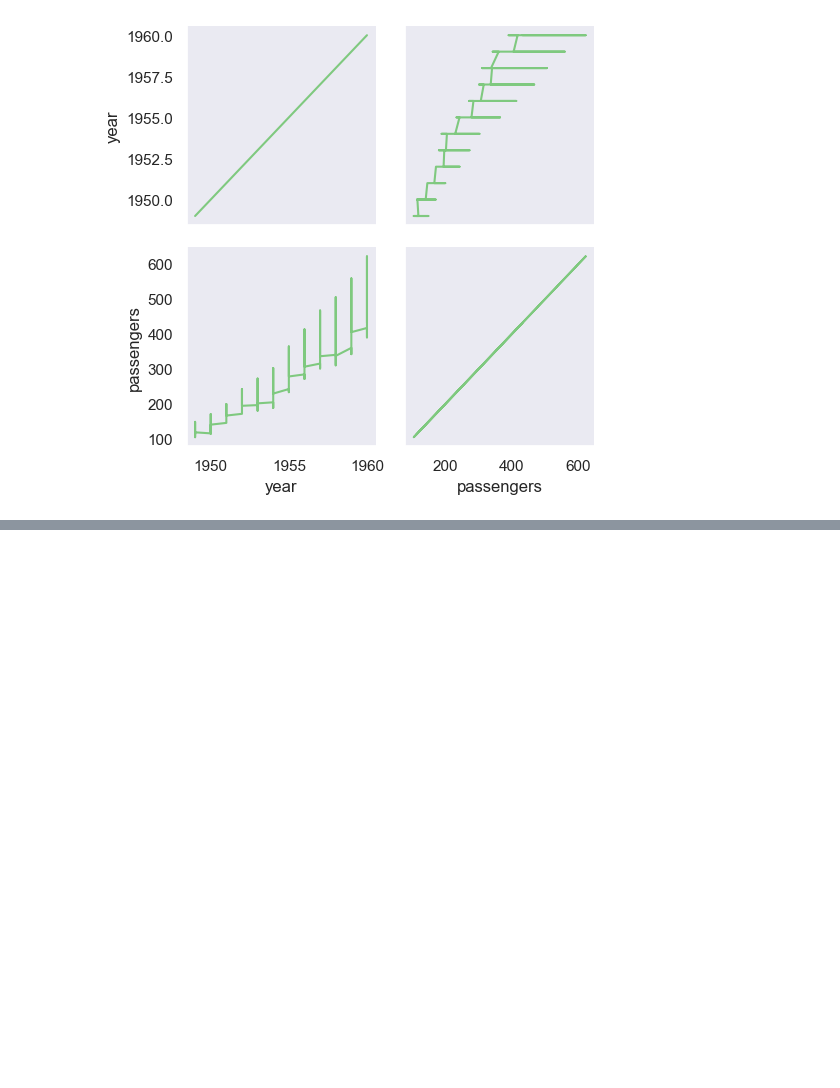
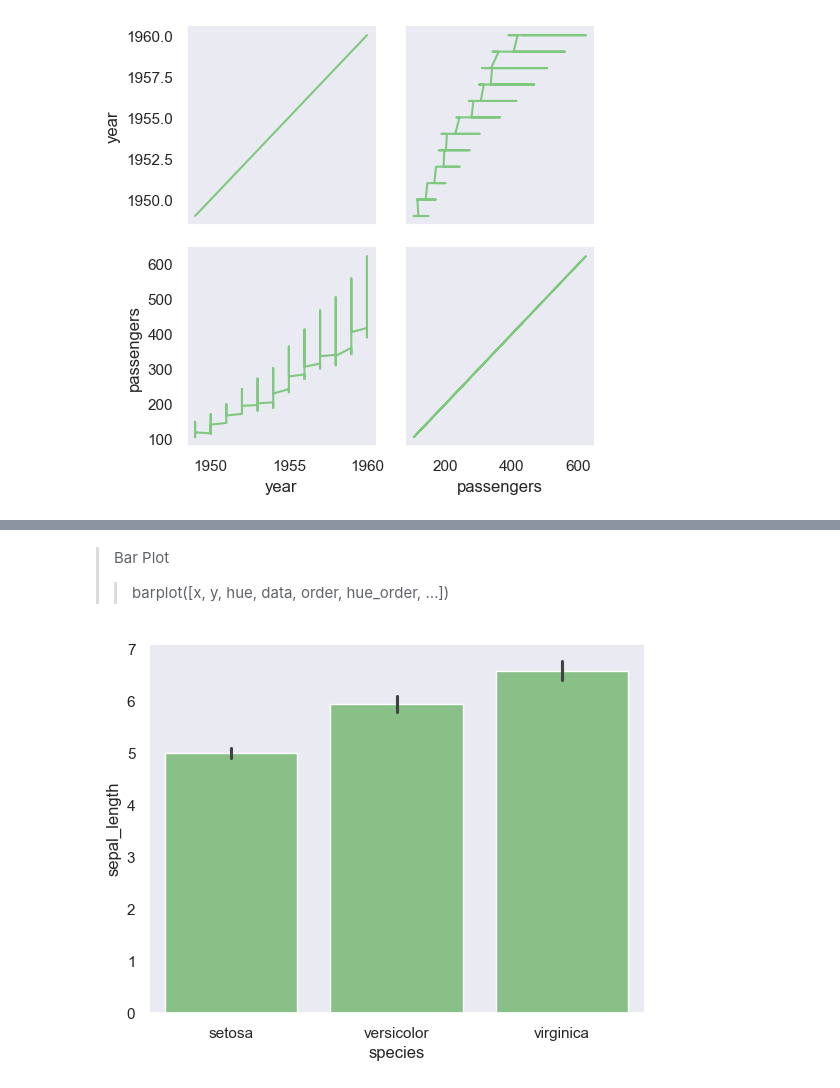
Before and after one commit to nikitenko1/dive-into-seaborn, a Jupyter notebook: 0.ipynb, the cells around one changed output, grey strips where cells are left out. Cells and saved outputs as stored; diff of their text form; code cells hidden in the pictures; blank space fills up the shorter version.

```diff
--- a/0.ipynb
+++ b/0.ipynb
@@ -329,0 +367,8 @@ plt.show()
+# %% [markdown]
+> Bar Plot
+>> barplot([x, y, hue, data, order, hue_order, …])
+# %%
+sns.barplot(x='species', y='sepal_length', data=data)
+plt.show()
+# %% [output]
+[figure, added]
```
Also changed, not shown: parts of 30 cells of this notebook, 1 other file.
